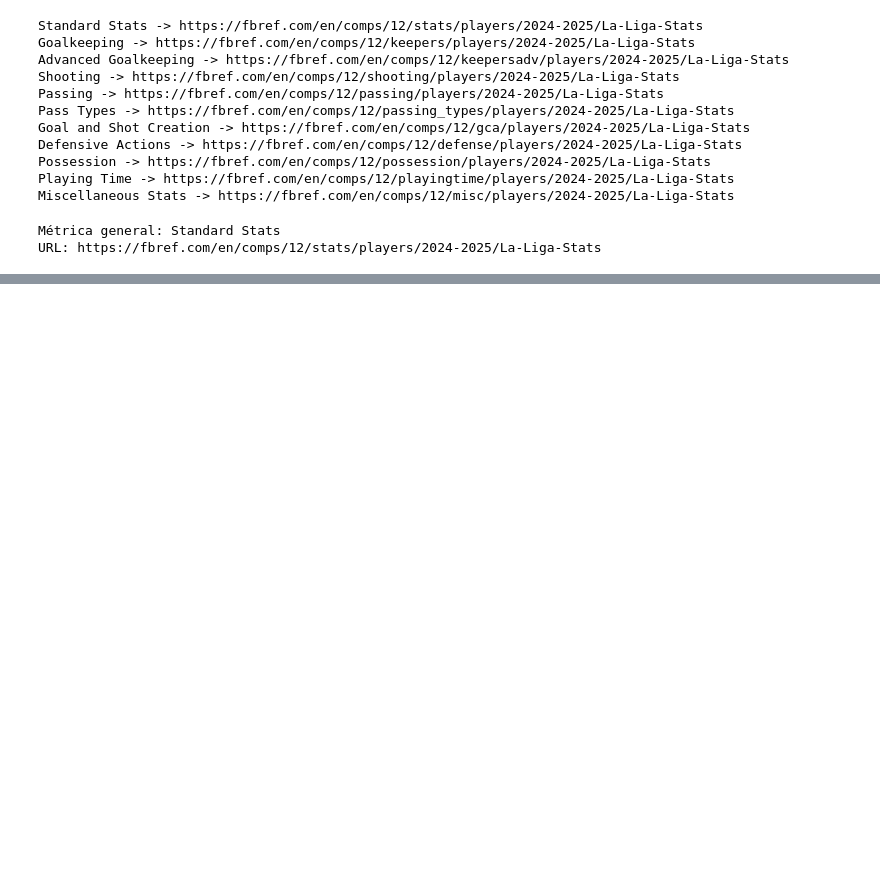
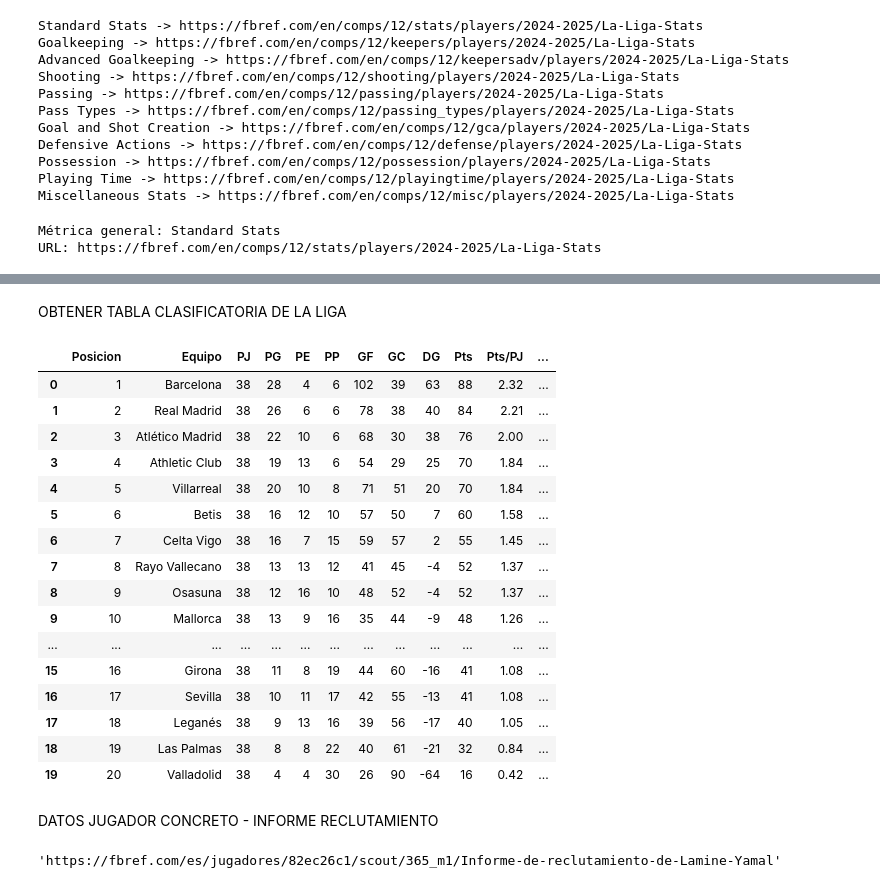
Before and after one commit to CescBlanco/proyecto_libreria_Evolve, a Jupyter notebook: pruebas.ipynb, the cells around one changed output, grey strips where cells are left out. Drawn from its saved outputs; the diff is of its cells as text; code cells hidden in the pictures; blank space fills up the shorter version.

```diff
--- a/pruebas.ipynb
+++ b/pruebas.ipynb
@@ -616,0 +709,46 @@ creacion_df_jugadores_estadistica_unica(url= 'https://fbref.com/en/comps/12/pass
+# %% [markdown]
+OBTENER TABLA CLASIFICATORIA DE LA LIGA
+# %%
+def obtener_tabla_liga_principal(url_general):
+    """
+    Extrae y limpia la tabla clasificatoria de una liga desde FBref.
+
+    Args:
+        url_general (str): URL de la página de clasificación de la liga en FBref.
+
+    Returns:
+        pd.DataFrame: DataFrame limpio con la tabla clasificatoria,
+                      renombrando la columna 'RL' a 'Posicion' y eliminando la columna 'Notas'.
+    """
+    tabla = pd.read_html(url_general)
+    tabla_sucia = tabla[0]
+    tabla_sucia = tabla_sucia.rename(columns={'RL': 'Posicion'})
+    tabla_limpia = tabla_sucia.drop(columns=['Notas'])
+    return tabla_limpia
+# %%
+obtener_tabla_liga_principal('https://fbref.com/es/comps/12/Estadisticas-de-La-Liga')
+# %% [output]
+|  | Posicion | Equipo | PJ | PG | PE | PP | GF | GC | DG | Pts | Pts/PJ | ... |
+| 0 | 1 | Barcelona | 38 | 28 | 4 | 6 | 102 | 39 | 63 | 88 | 2.32 | ... |
+| 1 | 2 | Real Madrid | 38 | 26 | 6 | 6 | 78 | 38 | 40 | 84 | 2.21 | ... |
+| 2 | 3 | Atlético Madrid | 38 | 22 | 10 | 6 | 68 | 30 | 38 | 76 | 2.00 | ... |
+| 3 | 4 | Athletic Club | 38 | 19 | 13 | 6 | 54 | 29 | 25 | 70 | 1.84 | ... |
+| 4 | 5 | Villarreal | 38 | 20 | 10 | 8 | 71 | 51 | 20 | 70 | 1.84 | ... |
+| 5 | 6 | Betis | 38 | 16 | 12 | 10 | 57 | 50 | 7 | 60 | 1.58 | ... |
+| 6 | 7 | Celta Vigo | 38 | 16 | 7 | 15 | 59 | 57 | 2 | 55 | 1.45 | ... |
+| 7 | 8 | Rayo Vallecano | 38 | 13 | 13 | 12 | 41 | 45 | -4 | 52 | 1.37 | ... |
+| 8 | 9 | Osasuna | 38 | 12 | 16 | 10 | 48 | 52 | -4 | 52 | 1.37 | ... |
+| 9 | 10 | Mallorca | 38 | 13 | 9 | 16 | 35 | 44 | -9 | 48 | 1.26 | ... |
+| ... | ... | ... | ... | ... | ... | ... | ... | ... | ... | ... | ... | ... |
+| 15 | 16 | Girona | 38 | 11 | 8 | 19 | 44 | 60 | -16 | 41 | 1.08 | ... |
+| 16 | 17 | Sevilla | 38 | 10 | 11 | 17 | 42 | 55 | -13 | 41 | 1.08 | ... |
+| 17 | 18 | Leganés | 38 | 9 | 13 | 16 | 39 | 56 | -17 | 40 | 1.05 | ... |
+| 18 | 19 | Las Palmas | 38 | 8 | 8 | 22 | 40 | 61 | -21 | 32 | 0.84 | ... |
+| 19 | 20 | Valladolid | 38 | 4 | 4 | 30 | 26 | 90 | -64 | 16 | 0.42 | ... |
+# %% [markdown]
+DATOS JUGADOR CONCRETO - INFORME RECLUTAMIENTO
+# %%
+url_jugador= 'https://fbref.com/es/jugadores/82ec26c1/scout/365_m1/Informe-de-reclutamiento-de-Lamine-Yamal'
+url_jugador
+# %% [output]
+'https://fbref.com/es/jugadores/82ec26c1/scout/365_m1/Informe-de-reclutamiento-de-Lamine-Yamal'
```
Also changed, not shown: parts of 41 cells of this notebook, 3 other files.
